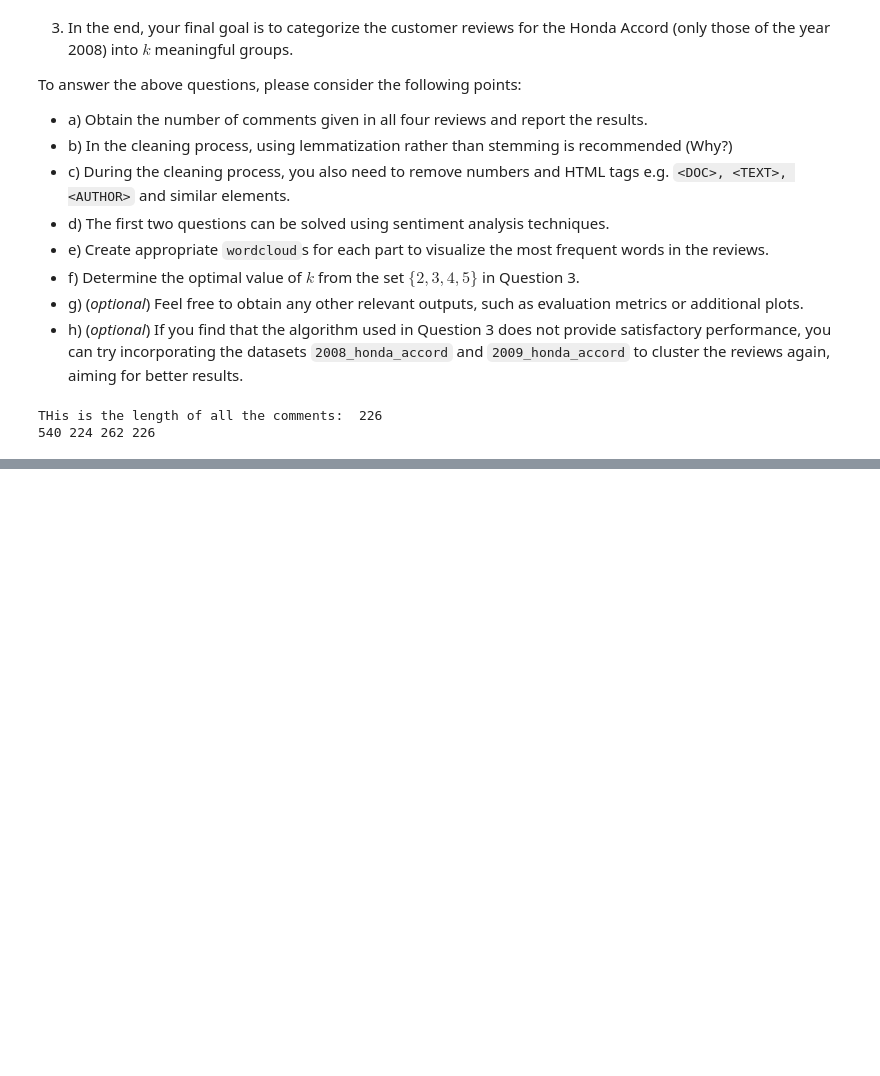
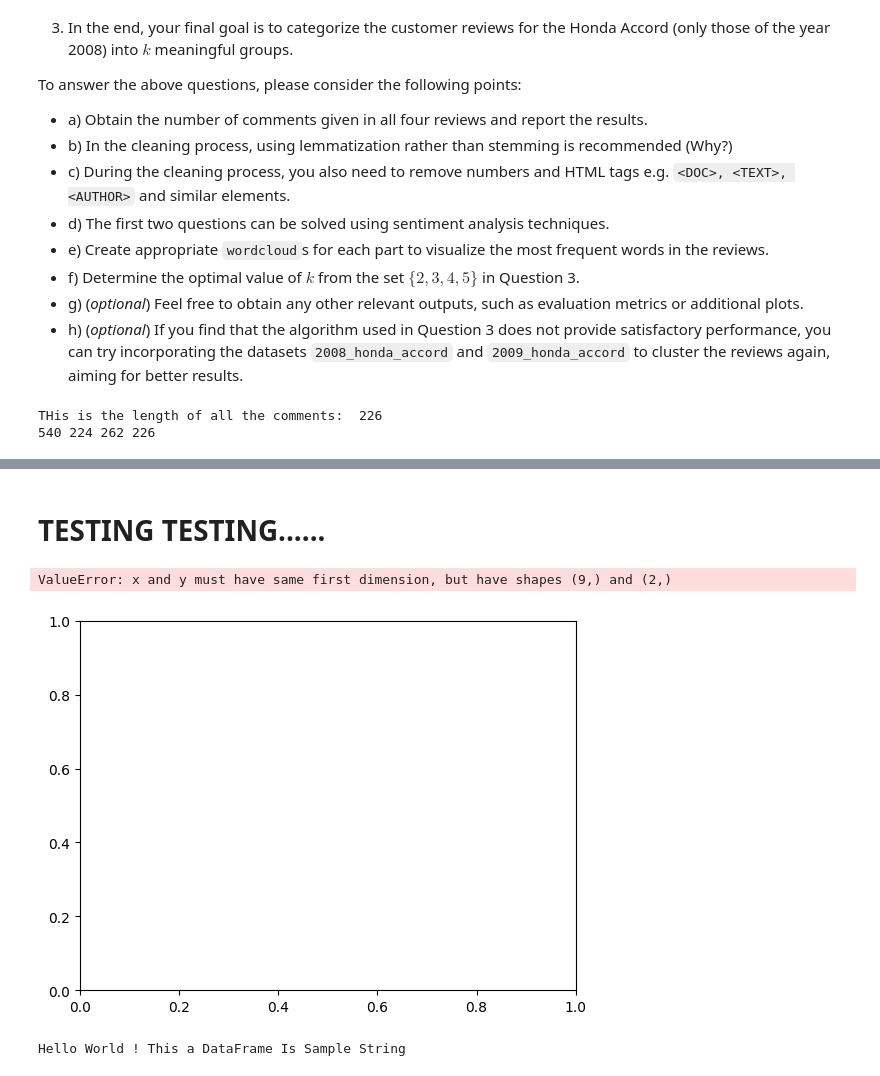
Before and after one commit to S3Stan/STK353_Group_Project, a Jupyter notebook: Final_Project_STK_353.ipynb, the cells around one changed output, grey strips where cells are left out. Drawn from its saved outputs; the diff is of its cells as text; code cells hidden in the pictures; blank space fills up the shorter version.

```diff
--- a/Final_Project_STK_353.ipynb
+++ b/Final_Project_STK_353.ipynb
@@ -262,3 +360,67 @@ generate_wordcloud(' '.join(toyota_2009_reviews))
 #- g) (_optional_) Feel free to obtain any other relevant outputs, such as evaluation metrics or additional plots.
 # %%
 #- h) (_optional_) If you find that the algorithm used in Question 3 does not provide satisfactory performance, you can try incorporating the datasets `2008_honda_accord` and `2009_honda_accord` to cluster the reviews again, aiming for better results.
+# %% [markdown]
+# TESTING TESTING......
+# %%
+from sklearn.feature_extraction.text import TfidfVectorizer
+from sklearn.cluster import KMeans
+from sklearn.metrics import silhouette_score
+import matplotlib.pyplot as plt
+
+# Sample text data
+text_data = ["Sample text 1", "Another example of text", "Text data for clustering", "More text data", "Data science is fun"]
+
+# Step 1: Text Preprocessing
+# Preprocess the text data as needed (e.g., lowercasing, removing stopwords, etc.)
+
+# Step 2: Feature Extraction
+tfidf_vectorizer = TfidfVectorizer()
+tfidf_matrix = tfidf_vectorizer.fit_transform(text_data)
+
+# Step 3: Choosing Evaluation Metrics
+# You can use Silhouette Score as an example
+scores = []
+
+# Step 4: Implement Clustering Algorithms
+for k in range(2, 4):  # Try k values from 2 to 10
+    kmeans = KMeans(n_clusters=k, random_state=42)
+    cluster_labels = kmeans.fit_predict(tfidf_matrix)
+
+    # Step 5: Evaluate Clusters
+    silhouette_avg = silhouette_score(tfidf_matrix, cluster_labels)
+    scores.append(silhouette_avg)
+
+# Step 6: Elbow Method
+# Plot the scores to find the optimal k
+plt.plot(range(2, 11), scores, marker='o')
+plt.xlabel('Number of Clusters (k)')
+plt.ylabel('Silhouette Score')
+plt.title('Optimal k using Silhouette Score')
+plt.show()
+# %% [output]
+ValueError: x and y must have same first dimension, but have shapes (9,) and (2,)
+[figure, added]
+# %%
+import pandas as pd
+
+# Create a sample DataFrame
+data = {
+    'Column1': ['Hello', 'This', 'Is'],
+    'Column2': ['World', 'a', 'Sample'],
+    'Column3': ['!', 'DataFrame', 'String']
+}
+df = pd.DataFrame(data)
+
+# Append rows to a single string using a loop
+result = ''
+for _, row in df.iterrows():
+    result += ' '.join(row) + ' '
+
+# Alternatively, you can use list comprehension
+# result = ' '.join([' '.join(row) for _, row in df.iterrows()])
+
+# Print the resulting string
+print(result)
+# %% [output]
+Hello World ! This a DataFrame Is Sample String
```
Also changed, not shown: parts of 7 cells of this notebook.
